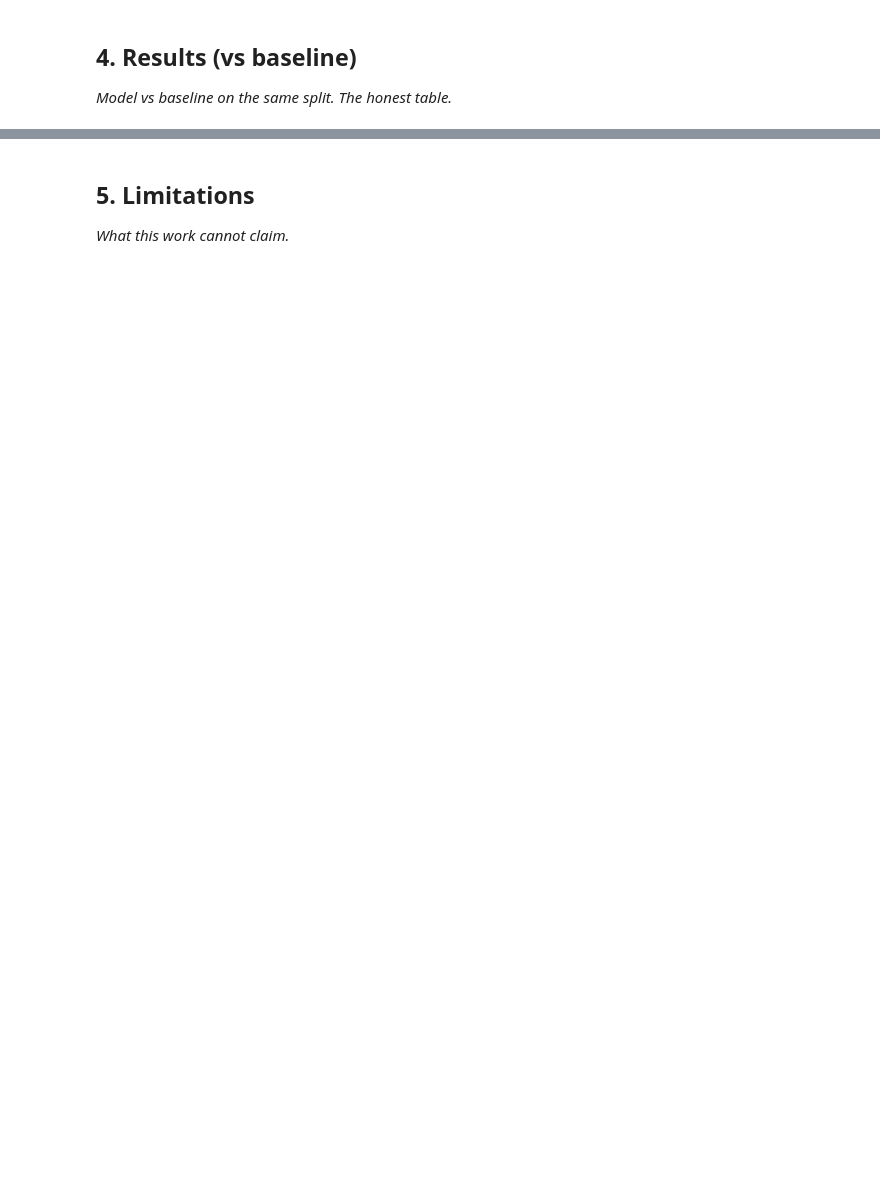
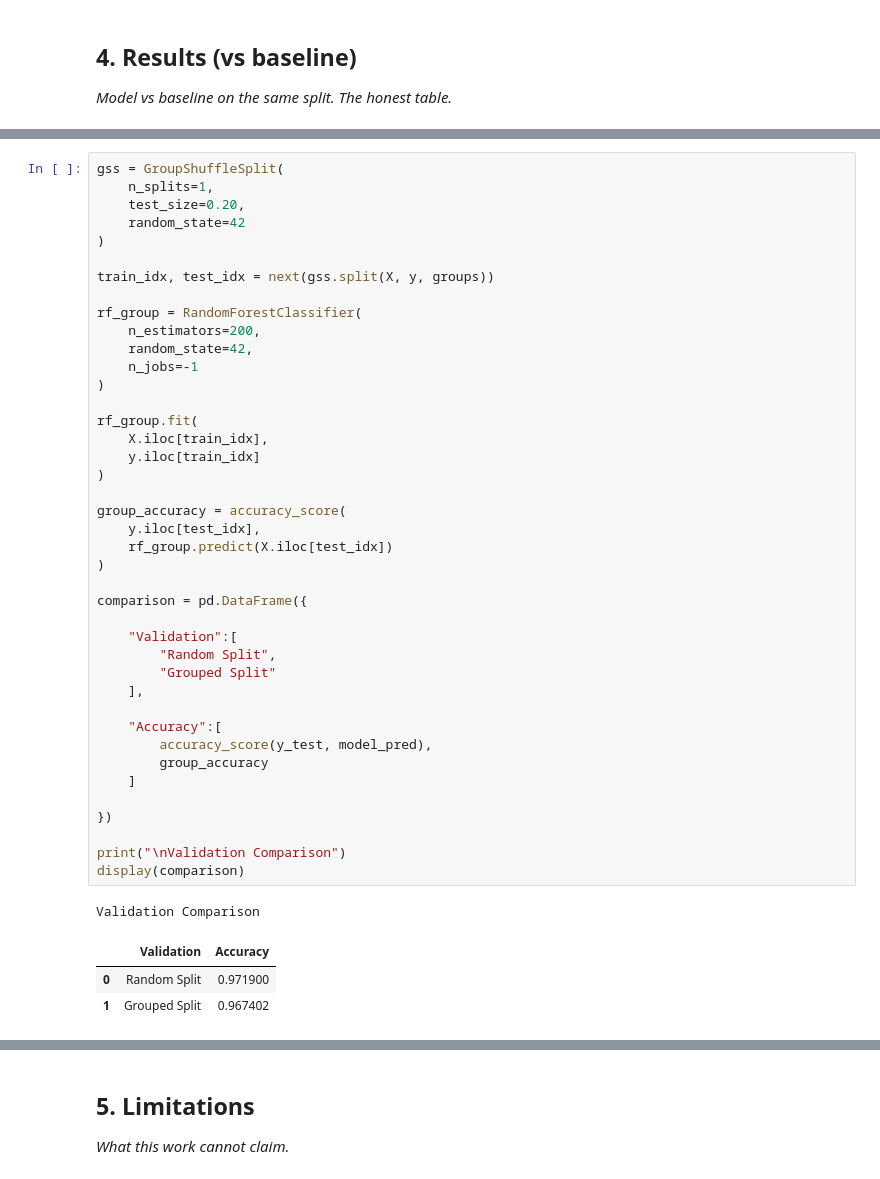
Before and after one commit to MUKUL-TIWARI/flyrank-ml-internship, a Jupyter notebook: work/notebooks/capstone.ipynb, the cells around one changed output, grey strips where cells are left out. Cells and saved outputs as stored; diff of their text form; blank space fills up the shorter version.

```diff
--- a/work/notebooks/capstone.ipynb
+++ b/work/notebooks/capstone.ipynb
@@ -24,0 +306,46 @@ This skeleton is yours to fill. Work the sections **in order** — each one has
+# %%
+gss = GroupShuffleSplit(
+    n_splits=1,
+    test_size=0.20,
+    random_state=42
+)
+
+train_idx, test_idx = next(gss.split(X, y, groups))
+
+rf_group = RandomForestClassifier(
+    n_estimators=200,
+    random_state=42,
+    n_jobs=-1
+)
+
+rf_group.fit(
+    X.iloc[train_idx],
+    y.iloc[train_idx]
+)
+
+group_accuracy = accuracy_score(
+    y.iloc[test_idx],
+    rf_group.predict(X.iloc[test_idx])
+)
+
+comparison = pd.DataFrame({
+
+    "Validation":[
+        "Random Split",
+        "Grouped Split"
+    ],
+
+    "Accuracy":[
+        accuracy_score(y_test, model_pred),
+        group_accuracy
+    ]
+
+})
+
+print("\nValidation Comparison")
+display(comparison)
+# %% [output]
+Validation Comparison
+|  | Validation | Accuracy |
+| 0 | Random Split | 0.971900 |
+| 1 | Grouped Split | 0.967402 |
```
Also changed, not shown: parts of 15 cells of this notebook.
